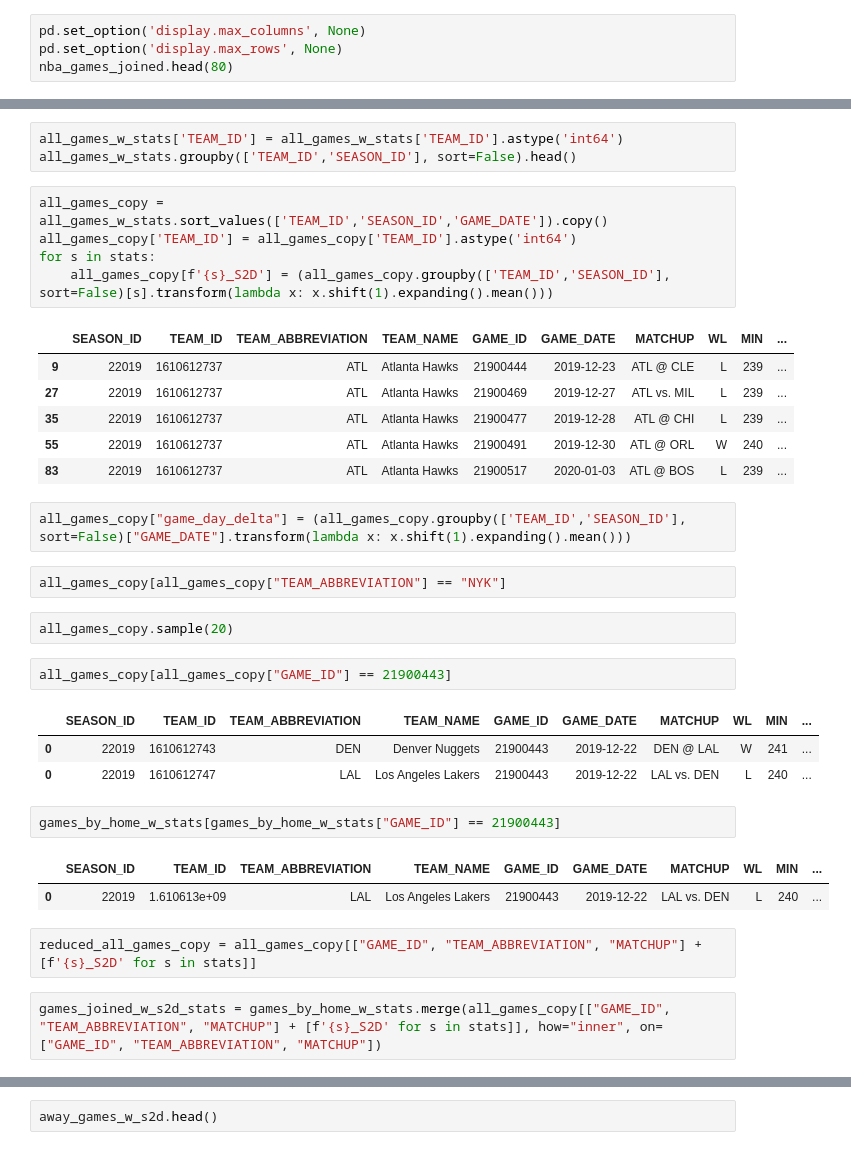
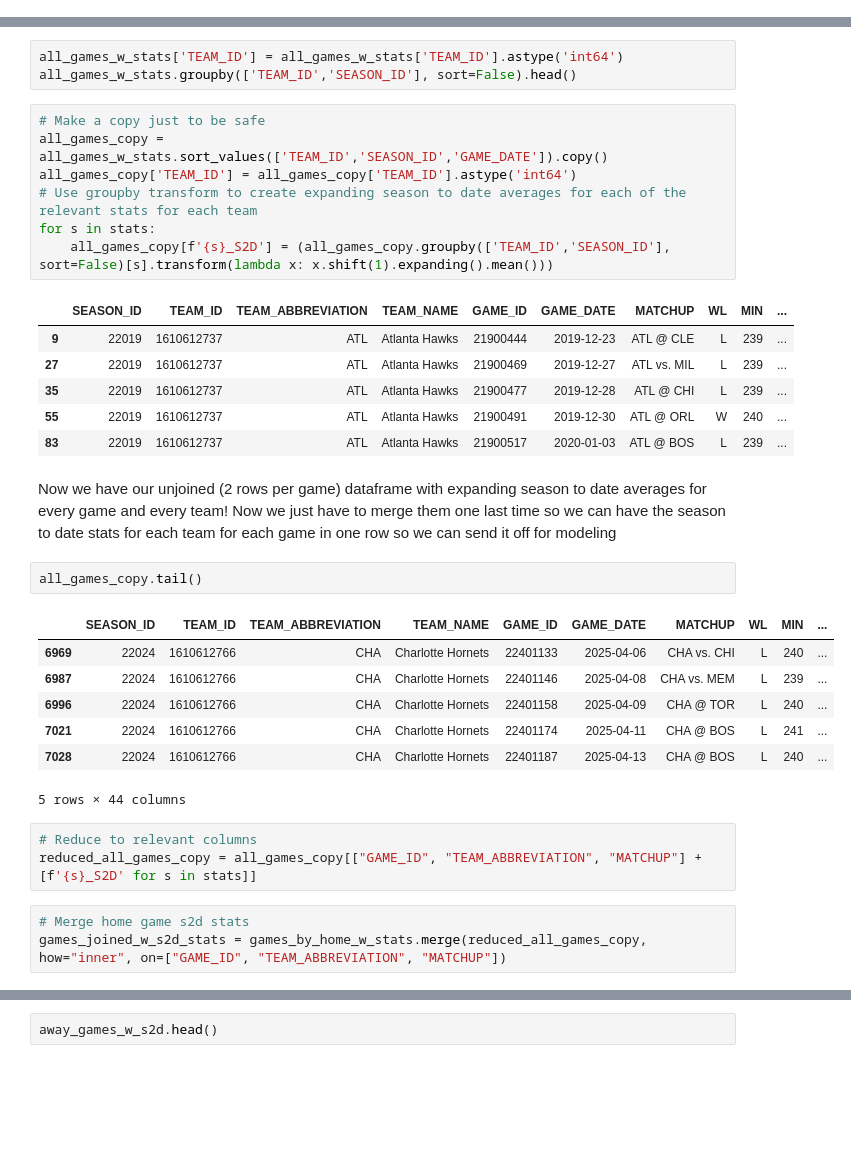
Before and after one commit to jelmani/nba-game-predictor, a Jupyter notebook: notebooks/feature-engineering.ipynb, the cells around one changed output, grey strips where cells are left out. Cells and saved outputs as stored; diff of their text form; blank space fills up the shorter version.

```diff
--- a/notebooks/feature-engineering.ipynb
+++ b/notebooks/feature-engineering.ipynb
@@ -173,4 +91,0 @@ nba_games_joined.shift(1).rolling(window=5).
-# %%
-pd.set_option('display.max_columns', None)
-pd.set_option('display.max_rows', None)
-nba_games_joined.head(80)
@@ -345,8 +170,10 @@ games_by_home_w_stats.head()
 all_games_w_stats['TEAM_ID'] = all_games_w_stats['TEAM_ID'].astype('int64')
 all_games_w_stats.groupby(['TEAM_ID','SEASON_ID'], sort=False).head()
 # %%
+# Make a copy just to be safe
 all_games_copy = all_games_w_stats.sort_values(['TEAM_ID','SEASON_ID','GAME_DATE']).copy()
 all_games_copy['TEAM_ID'] = all_games_copy['TEAM_ID'].astype('int64')
+# Use groupby transform to create expanding season to date averages for each of the relevant stats for each team
 for s in stats:
     all_games_copy[f'{s}_S2D'] = (all_games_copy.groupby(['TEAM_ID','SEASON_ID'], sort=False)[s].transform(lambda x: x.shift(1).expanding().mean()))
 # %% [output]
@@ -356,27 +183,24 @@ for s in stats:
 | 35 | 22019 | 1610612737 | ATL | Atlanta Hawks | 21900477 | 2019-12-28 | ATL @ CHI | L | 239 | ... |
 | 55 | 22019 | 1610612737 | ATL | Atlanta Hawks | 21900491 | 2019-12-30 | ATL @ ORL | W | 240 | ... |
 | 83 | 22019 | 1610612737 | ATL | Atlanta Hawks | 21900517 | 2020-01-03 | ATL @ BOS | L | 239 | ... |
-# %%
-all_games_copy["game_day_delta"] = (all_games_copy.groupby(['TEAM_ID','SEASON_ID'], sort=False)["GAME_DATE"].transform(lambda x: x.shift(1).expanding().mean()))
-# %%
-all_games_copy[all_games_copy["TEAM_ABBREVIATION"] == "NYK"]
-# %%
-all_games_copy.sample(20)
-# %%
-all_games_copy[all_games_copy["GAME_ID"] == 21900443]
-# %% [output]
-|  | SEASON_ID | TEAM_ID | TEAM_ABBREVIATION | TEAM_NAME | GAME_ID | GAME_DATE | MATCHUP | WL | MIN | ... |
-| 0 | 22019 | 1610612743 | DEN | Denver Nuggets | 21900443 | 2019-12-22 | DEN @ LAL | W | 241 | ... |
-| 0 | 22019 | 1610612747 | LAL | Los Angeles Lakers | 21900443 | 2019-12-22 | LAL vs. DEN | L | 240 | ... |
+# %% [markdown]
+Now we have our unjoined (2 rows per game) dataframe with expanding season to date averages for every game and every team! Now we just have to merge them one last time so we can have the season to date stats for each team for each game in one row so we can send it off for modeling
 # %%
-games_by_home_w_stats[games_by_home_w_stats["GAME_ID"] == 21900443]
+all_games_copy.tail()
 # %% [output]
 |  | SEASON_ID | TEAM_ID | TEAM_ABBREVIATION | TEAM_NAME | GAME_ID | GAME_DATE | MATCHUP | WL | MIN | ... |
-| 0 | 22019 | 1.610613e+09 | LAL | Los Angeles Lakers | 21900443 | 2019-12-22 | LAL vs. DEN | L | 240 | ... |
+| 6969 | 22024 | 1610612766 | CHA | Charlotte Hornets | 22401133 | 2025-04-06 | CHA vs. CHI | L | 240 | ... |
+| 6987 | 22024 | 1610612766 | CHA | Charlotte Hornets | 22401146 | 2025-04-08 | CHA vs. MEM | L | 239 | ... |
+| 6996 | 22024 | 1610612766 | CHA | Charlotte Hornets | 22401158 | 2025-04-09 | CHA @ TOR | L | 240 | ... |
+| 7021 | 22024 | 1610612766 | CHA | Charlotte Hornets | 22401174 | 2025-04-11 | CHA @ BOS | L | 241 | ... |
+| 7028 | 22024 | 1610612766 | CHA | Charlotte Hornets | 22401187 | 2025-04-13 | CHA @ BOS | L | 240 | ... |
+5 rows × 44 columns
 # %%
+# Reduce to relevant columns
 reduced_all_games_copy = all_games_copy[["GAME_ID", "TEAM_ABBREVIATION", "MATCHUP"] + [f'{s}_S2D' for s in stats]]
 # %%
-games_joined_w_s2d_stats = games_by_home_w_stats.merge(all_games_copy[["GAME_ID", "TEAM_ABBREVIATION", "MATCHUP"] + [f'{s}_S2D' for s in stats]], how="inner", on=["GAME_ID", "TEAM_ABBREVIATION", "MATCHUP"])
+# Merge home game s2d stats
+games_joined_w_s2d_stats = games_by_home_w_stats.merge(reduced_all_games_copy, how="inner", on=["GAME_ID", "TEAM_ABBREVIATION", "MATCHUP"])
 # %%
 games_joined_w_s2d_stats.sample(5)
 # %% [output]
```
Also changed, not shown: parts of 39 cells of this notebook.
